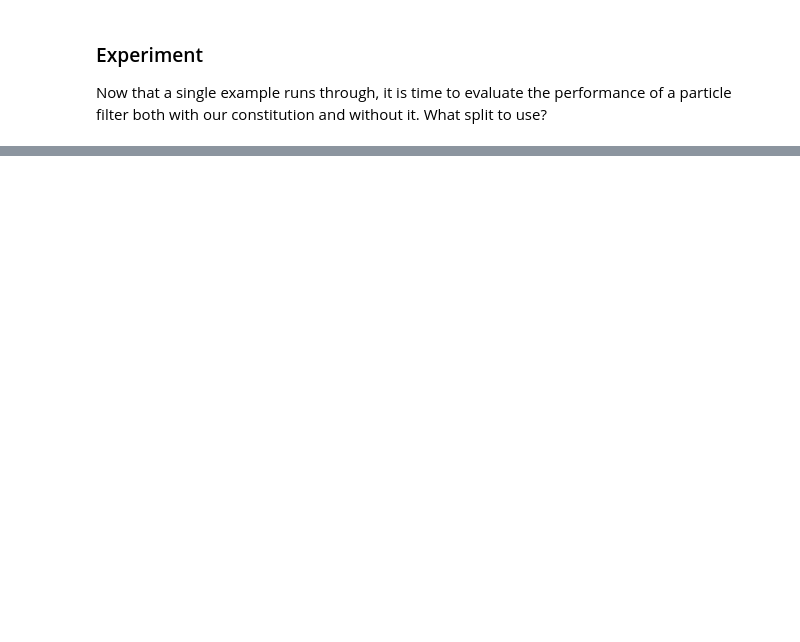
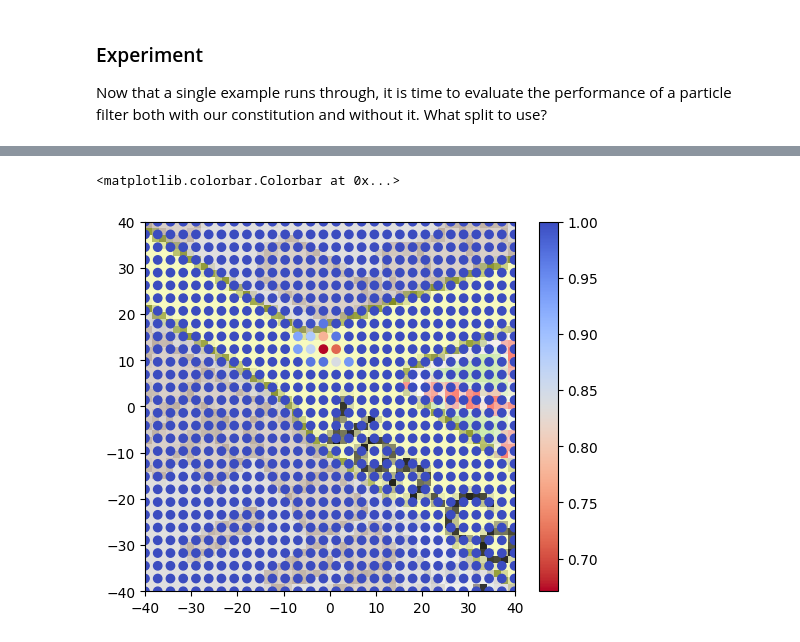
Before and after one commit to orthographiepro/ProMis, a Jupyter notebook: examples/cofi/ground-cofi-naive-all.ipynb, the cells around one changed output, grey strips where cells are left out. Cells and saved outputs as stored; diff of their text form; code cells hidden in the pictures; blank space fills up the shorter version.

```diff
--- a/examples/cofi/ground-cofi-naive-all.ipynb
+++ b/examples/cofi/ground-cofi-naive-all.ipynb
@@ -149,6 +150,7 @@ feature_description = {
     "living_street": "[highway=living_street]",
     "unclassified": "['highway' = 'unclassified']",
     "signal": "['highway' = 'traffic_signals']",
+    "stop_sign": "['highway' = 'stop']",
 }
 
 covariance = {
@@ -176,6 +178,9 @@ covariance |= {
 }
 
 general_logic = """
+    correct(X, primary) :-
+        over(X, primary).
+
     correct(X, Location) :-
         over(X, Location),
         state_speed(X, S),
@@ -184,7 +189,10 @@ general_logic = """
 
     % Definition of a valid mission
     landscape(X) :-
-        correct(X, unclassified);
-        correct(X, tertiary).
+        correct(X, primary);
+        correct(X, secondary);
+        correct(X, tertiary);
+        % and so on...
+        correct(X, unclassified).
 """
 # %%
@@ -300,7 +310,7 @@ def build_uam(origin, dimensions, inD_index:str, covariance):
         dimensions=dimensions,
         feature_description=feature_description,
         polygonize_routes=True,
-        timeout=15,
+        timeout=30,
     ).to_cartesian_map()
     uam.features.extend(fetch_intersections(uam))
     uam.apply_covariance(covariance)
@@ -1014,0 +1056,2 @@ Performance is bad because of the street width. Uncertain, to what extent i shou
+# %%
+landscape_refined_30 = refine30()
@@ -1014,0 +1076,6 @@ Performance is bad because of the street width. Uncertain, to what extent i shou
+# %%
+img = landscape_refined_30.scatter(bearing=225, speed=20, cmap="coolwarm_r")
+plt.colorbar(img)
+# %% [output]
+<matplotlib.colorbar.Colorbar at 0x...>
+[figure, added]
```
Also changed, not shown: parts of 48 cells of this notebook.
